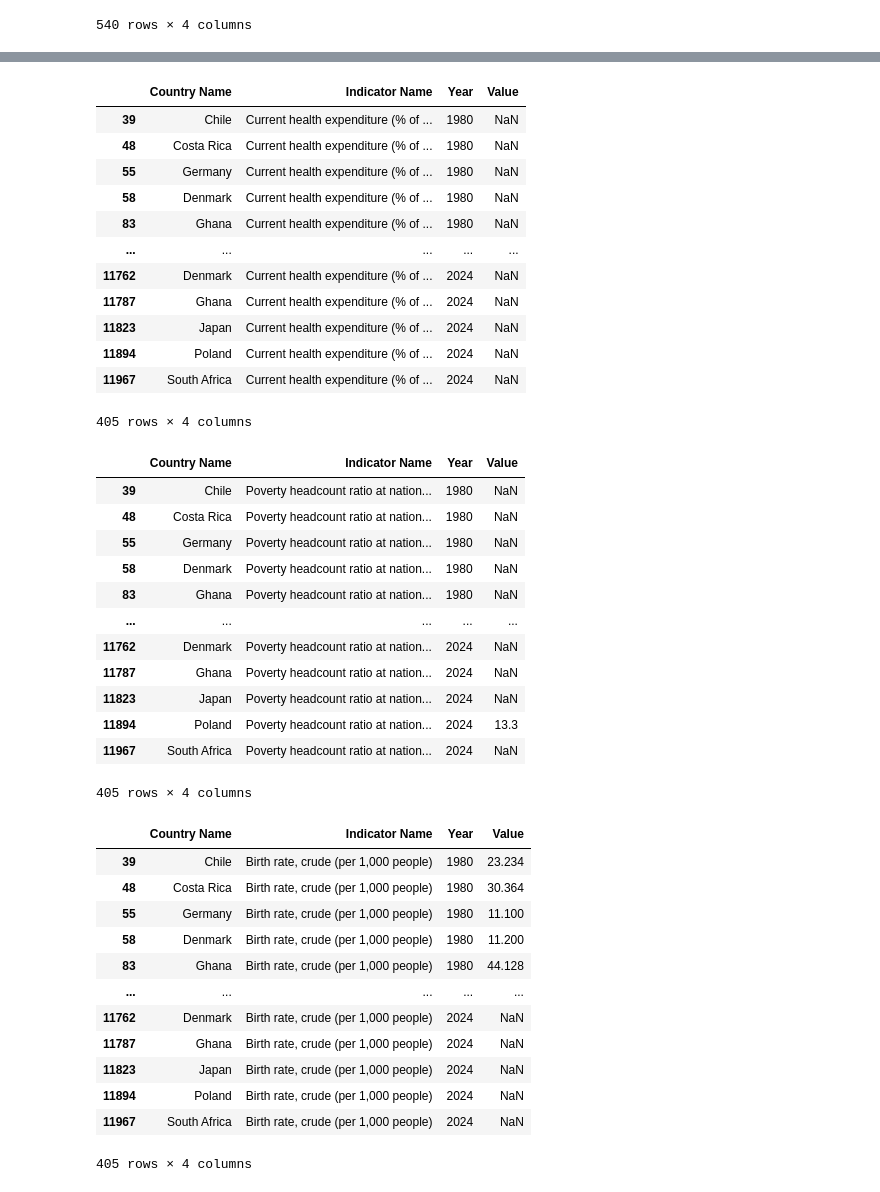
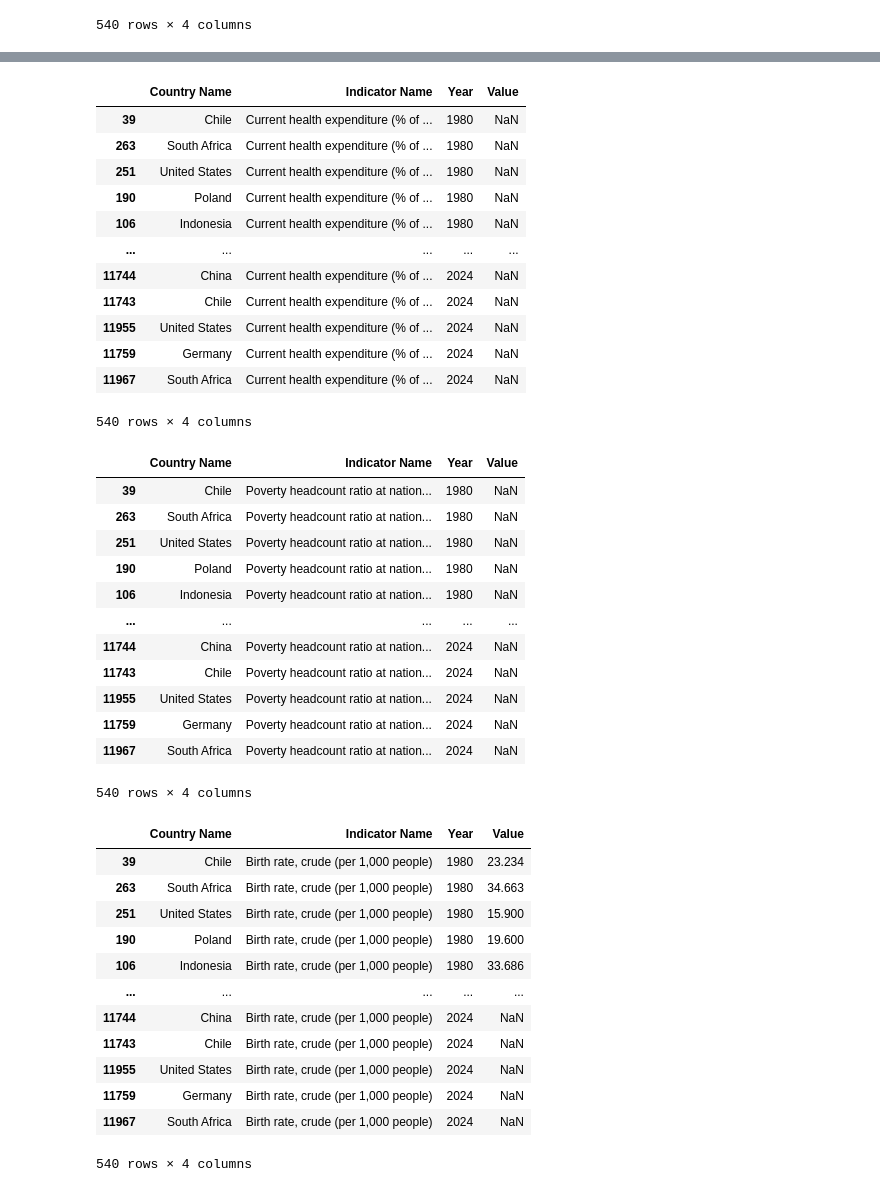
Before and after one commit to MDYCK12/Well-Being-Economics-, a Jupyter notebook: Notebooks/data transformation.ipynb, the cells around one changed output, grey strips where cells are left out. Drawn from its saved outputs; the diff is of its cells as text; code cells hidden in the pictures.

```diff
--- a/Notebooks/data transformation.ipynb
+++ b/Notebooks/data transformation.ipynb
@@ -289,23 +289,23 @@ melted_health_exp = pd.melt(temp["health_expenditure_df"], id_vars=columns_to_ke
 melted_health_exp
 # selecting indicator urban population and countries
 
-df_countries_health_exp = melted_health_exp[melted_health_exp['Country Name'].isin(['Germany', 'Denmark', 'Poland','United States','Chile','Costa Rica','Japan','South Africa', 'Ghana','Ivory Coast'])]
+df_countries_health_exp = melted_health_exp[melted_health_exp['Country Name'].isin(['Germany', 'Denmark', 'Poland','United States','Chile','Costa Rica','Japan','China','Indonesia','South Africa', 'Ghana',"Cote d'Ivoire"])]
 
 df_countries_health_exp.sort_values("Year")
 # %% [output]
 |  | Country Name | Indicator Name | Year | Value |
 | 39 | Chile | Current health expenditure (% of ... | 1980 | NaN |
-| 48 | Costa Rica | Current health expenditure (% of ... | 1980 | NaN |
-| 55 | Germany | Current health expenditure (% of ... | 1980 | NaN |
-| 58 | Denmark | Current health expenditure (% of ... | 1980 | NaN |
-| 83 | Ghana | Current health expenditure (% of ... | 1980 | NaN |
+| 263 | South Africa | Current health expenditure (% of ... | 1980 | NaN |
+| 251 | United States | Current health expenditure (% of ... | 1980 | NaN |
+| 190 | Poland | Current health expenditure (% of ... | 1980 | NaN |
+| 106 | Indonesia | Current health expenditure (% of ... | 1980 | NaN |
 | ... | ... | ... | ... | ... |
-| 11762 | Denmark | Current health expenditure (% of ... | 2024 | NaN |
-| 11787 | Ghana | Current health expenditure (% of ... | 2024 | NaN |
-| 11823 | Japan | Current health expenditure (% of ... | 2024 | NaN |
-| 11894 | Poland | Current health expenditure (% of ... | 2024 | NaN |
+| 11744 | China | Current health expenditure (% of ... | 2024 | NaN |
+| 11743 | Chile | Current health expenditure (% of ... | 2024 | NaN |
+| 11955 | United States | Current health expenditure (% of ... | 2024 | NaN |
+| 11759 | Germany | Current health expenditure (% of ... | 2024 | NaN |
 | 11967 | South Africa | Current health expenditure (% of ... | 2024 | NaN |
-405 rows × 4 columns
+540 rows × 4 columns
 # %%
 #converting Poverty Rate dataframe
 # SELECTING COLUMNS TO KEEP AND TO MELT
@@ -316,50 +316,50 @@ melted_poverty_rate = pd.melt(temp["poverty_rate_df"], id_vars=columns_to_keep_,
 melted_poverty_rate
 # selecting indicator urban population and countries
 
-df_countries_povery_rate = melted_poverty_rate[melted_poverty_rate['Country Name'].isin(['Germany', 'Denmark', 'Poland','United States','Chile','Costa Rica','Japan','South Africa', 'Ghana','Ivory Coast'])]
+df_countries_povery_rate = melted_poverty_rate[melted_poverty_rate['Country Name'].isin(['Germany', 'Denmark', 'Poland','United States','Chile','Costa Rica','Japan','China','Indonesia','South Africa', 'Ghana',"Cote d'Ivoire"])]
 
 df_countries_povery_rate.sort_values("Year")
 # %% [output]
 |  | Country Name | Indicator Name | Year | Value |
 | 39 | Chile | Poverty headcount ratio at nation... | 1980 | NaN |
-| 48 | Costa Rica | Poverty headcount ratio at nation... | 1980 | NaN |
-| 55 | Germany | Poverty headcount ratio at nation... | 1980 | NaN |
-| 58 | Denmark | Poverty headcount ratio at nation... | 1980 | NaN |
-| 83 | Ghana | Poverty headcount ratio at nation... | 1980 | NaN |
+| 263 | South Africa | Poverty headcount ratio at nation... | 1980 | NaN |
+| 251 | United States | Poverty headcount ratio at nation... | 1980 | NaN |
+| 190 | Poland | Poverty headcount ratio at nation... | 1980 | NaN |
+| 106 | Indonesia | Poverty headcount ratio at nation... | 1980 | NaN |
 | ... | ... | ... | ... | ... |
-| 11762 | Denmark | Poverty headcount ratio at nation... | 2024 | NaN |
-| 11787 | Ghana | Poverty headcount ratio at nation... | 2024 | NaN |
-| 11823 | Japan | Poverty headcount ratio at nation... | 2024 | NaN |
-| 11894 | Poland | Poverty headcount ratio at nation... | 2024 | 13.3 |
+| 11744 | China | Poverty headcount ratio at nation... | 2024 | NaN |
+| 11743 | Chile | Poverty headcount ratio at nation... | 2024 | NaN |
+| 11955 | United States | Poverty headcount ratio at nation... | 2024 | NaN |
+| 11759 | Germany | Poverty headcount ratio at nation... | 2024 | NaN |
 | 11967 | South Africa | Poverty headcount ratio at nation... | 2024 | NaN |
-405 rows × 4 columns
+540 rows × 4 columns
 # %%
 #converting Birthrate dataframe
 # SELECTING COLUMNS TO KEEP AND TO MELT
 columns_to_keep_ = ["Country Name", "Indicator Name",]
 columns_to_melt_ = ["1980","1981","1982","1983","1984","1985","1986","1987", "1988", "1989", "1990","1991","1992", "1993","1994","1995","1996","1997","1998","1999","2000","2001","2002","2003","2004","2005","2006","2007","2008","2009","2010","2011","2012","2013","2014","2015","2016","2017","2018","2019","2020","2021","2022","2023","2024" ]
 # melting
 melted_birth_rate = pd.melt(temp["birth_rate_df"], id_vars=columns_to_keep_, value_vars = columns_to_melt_, var_name="Year", value_name="Value")
 melted_birth_rate
 # selecting indicator urban population and countries
 
-df_countries_birth_rate = melted_birth_rate[melted_birth_rate['Country Name'].isin(['Germany', 'Denmark', 'Poland','United States','Chile','Costa Rica','Japan','South Africa', 'Ghana','Ivory Coast'])]
+df_countries_birth_rate = melted_birth_rate[melted_birth_rate['Country Name'].isin(['Germany', 'Denmark', 'Poland','United States','Chile','Costa Rica','Japan','China','Indonesia','South Africa', 'Ghana',"Cote d'Ivoire"])]
 
 df_countries_birth_rate.sort_values("Year")
 # %% [output]
 |  | Country Name | Indicator Name | Year | Value |
 | 39 | Chile | Birth rate, crude (per 1,000 people) | 1980 | 23.234 |
-| 48 | Costa Rica | Birth rate, crude (per 1,000 people) | 1980 | 30.364 |
-| 55 | Germany | Birth rate, crude (per 1,000 people) | 1980 | 11.100 |
-| 58 | Denmark | Birth rate, crude (per 1,000 people) | 1980 | 11.200 |
-| 83 | Ghana | Birth rate, crude (per 1,000 people) | 1980 | 44.128 |
+| 263 | South Africa | Birth rate, crude (per 1,000 people) | 1980 | 34.663 |
+| 251 | United States | Birth rate, crude (per 1,000 people) | 1980 | 15.900 |
+| 190 | Poland | Birth rate, crude (per 1,000 people) | 1980 | 19.600 |
+| 106 | Indonesia | Birth rate, crude (per 1,000 people) | 1980 | 33.686 |
 | ... | ... | ... | ... | ... |
-| 11762 | Denmark | Birth rate, crude (per 1,000 people) | 2024 | NaN |
-| 11787 | Ghana | Birth rate, crude (per 1,000 people) | 2024 | NaN |
-| 11823 | Japan | Birth rate, crude (per 1,000 people) | 2024 | NaN |
-| 11894 | Poland | Birth rate, crude (per 1,000 people) | 2024 | NaN |
+| 11744 | China | Birth rate, crude (per 1,000 people) | 2024 | NaN |
+| 11743 | Chile | Birth rate, crude (per 1,000 people) | 2024 | NaN |
+| 11955 | United States | Birth rate, crude (per 1,000 people) | 2024 | NaN |
+| 11759 | Germany | Birth rate, crude (per 1,000 people) | 2024 | NaN |
 | 11967 | South Africa | Birth rate, crude (per 1,000 people) | 2024 | NaN |
-405 rows × 4 columns
+540 rows × 4 columns
 # %%
 #        "income_group_df":"",
  #       "life_expectancy_df":"",
```
Also changed, not shown: parts of 2 cells of this notebook, 1 other file.
